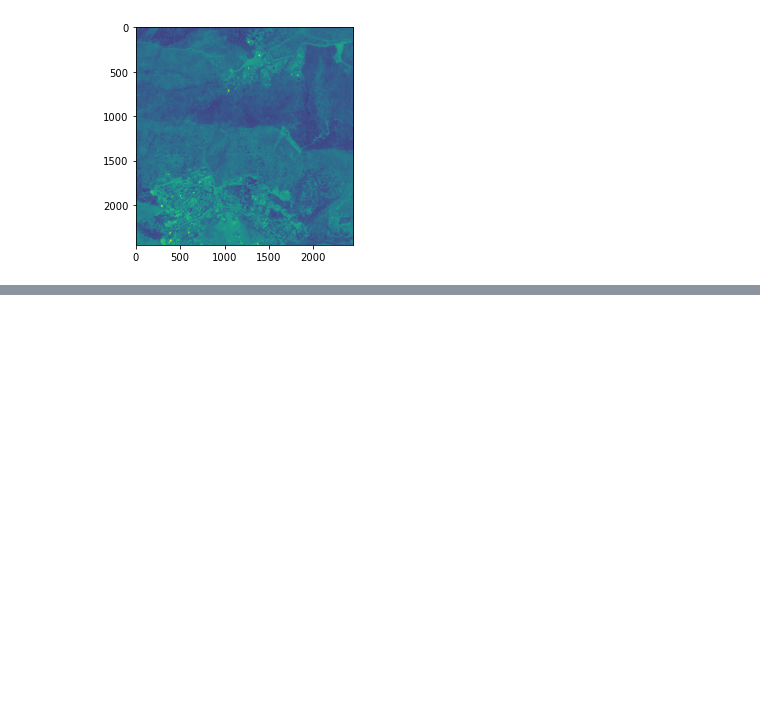
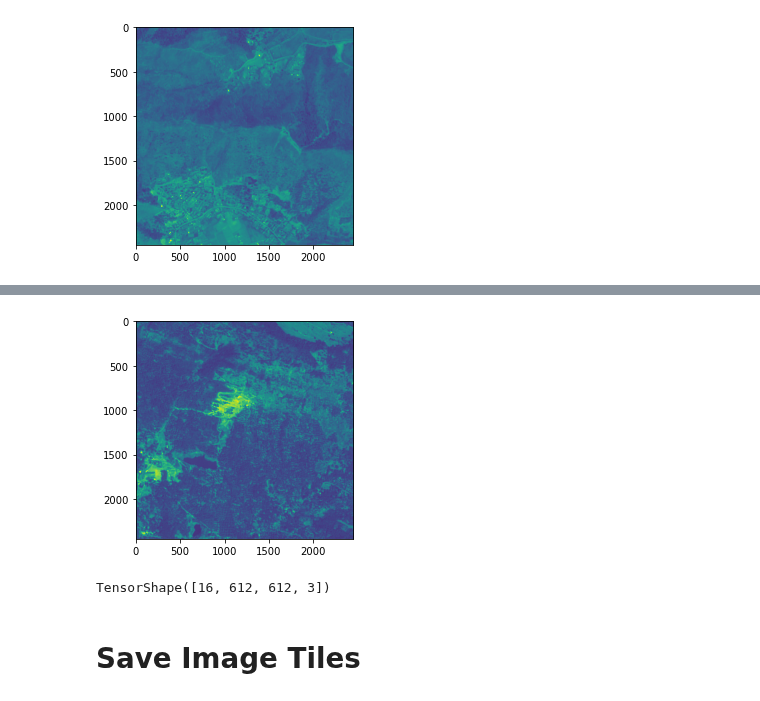
Before and after one commit to CSCCNY/final-project-landandbuildingsatimg-ccny, a Jupyter notebook: notebooks/scratch/01-JM-Image_split.ipynb, the cells around one changed output, grey strips where cells are left out. Cells and saved outputs as stored; diff of their text form; code cells hidden in the pictures; blank space fills up the shorter version.

```diff
--- a/notebooks/scratch/01-JM-Image_split.ipynb
+++ b/notebooks/scratch/01-JM-Image_split.ipynb
@@ -99,0 +142,14 @@ for i in range(0,3):
+# %%
+recon = unsplit_image(tiles, tf.shape(x))
+# %%
+image = recon[:,:,0]
+plt.imshow(image)
+plt.show()
+# %% [output]
+[figure, added]
+# %%
+tiles.shape
+# %% [output]
+TensorShape([16, 612, 612, 3])
+# %% [markdown]
+# Save Image Tiles
```
Also changed, not shown: parts of 16 cells of this notebook.
